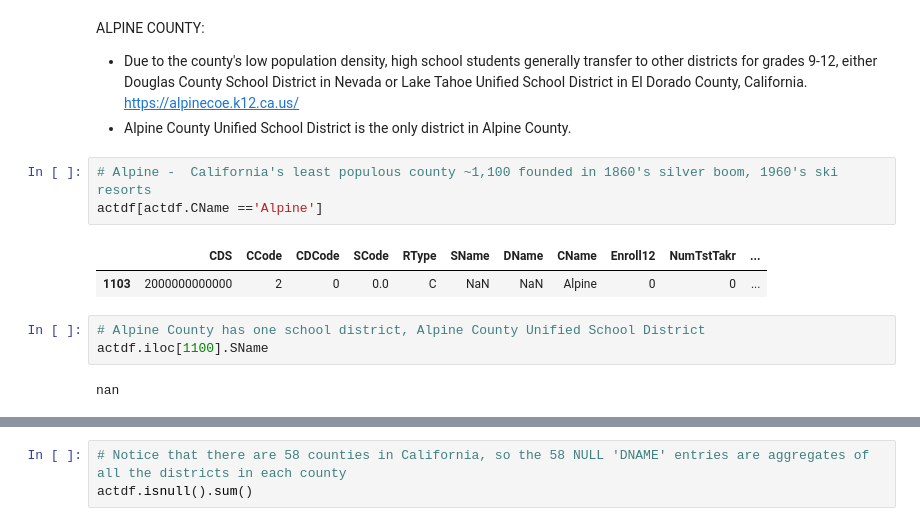
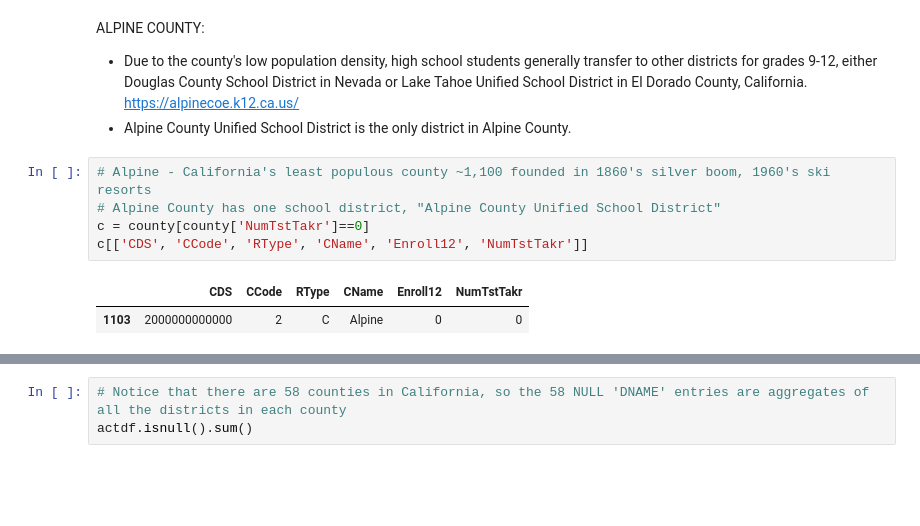
Before and after one commit to griffinbran/Equitable-Education-Affects-on-College-Entrance-Exam-Performance, a Jupyter notebook: Code/Notebook-01-Data-Import-and-Cleaning.ipynb, the cells around one changed output, grey strips where cells are left out. Cells and saved outputs as stored; diff of their text form; blank space fills up the shorter version.

```diff
--- a/Code/Notebook-01-Data-Import-and-Cleaning.ipynb
+++ b/Code/Notebook-01-Data-Import-and-Cleaning.ipynb
@@ -207,13 +131,10 @@ ALPINE COUNTY:
 * Due to the county's low population density, high school students generally transfer to other districts for grades 9-12, either Douglas County School District in Nevada or Lake Tahoe Unified School District in El Dorado County, California. https://alpinecoe.k12.ca.us/
 * Alpine County Unified School District is the only district in Alpine County.
 # %%
-# Alpine -  California's least populous county ~1,100 founded in 1860's silver boom, 1960's ski resorts
-actdf[actdf.CName =='Alpine']
+# Alpine - California's least populous county ~1,100 founded in 1860's silver boom, 1960's ski resorts
+# Alpine County has one school district, "Alpine County Unified School District"
+c = county[county['NumTstTakr']==0]
+c[['CDS', 'CCode', 'RType', 'CName', 'Enroll12', 'NumTstTakr']]
 # %% [output]
-|  | CDS | CCode | CDCode | SCode | RType | SName | DName | CName | Enroll12 | NumTstTakr | ... |
-| 1103 | 2000000000000 | 2 | 0 | 0.0 | C | NaN | NaN | Alpine | 0 | 0 | ... |
+|  | CDS | CCode | RType | CName | Enroll12 | NumTstTakr |
+| 1103 | 2000000000000 | 2 | C | Alpine | 0 | 0 |
-# %%
-# Alpine County has one school district, Alpine County Unified School District
-actdf.iloc[1100].SName
-# %% [output]
-nan
```
Also changed, not shown: parts of 42 cells of this notebook.
